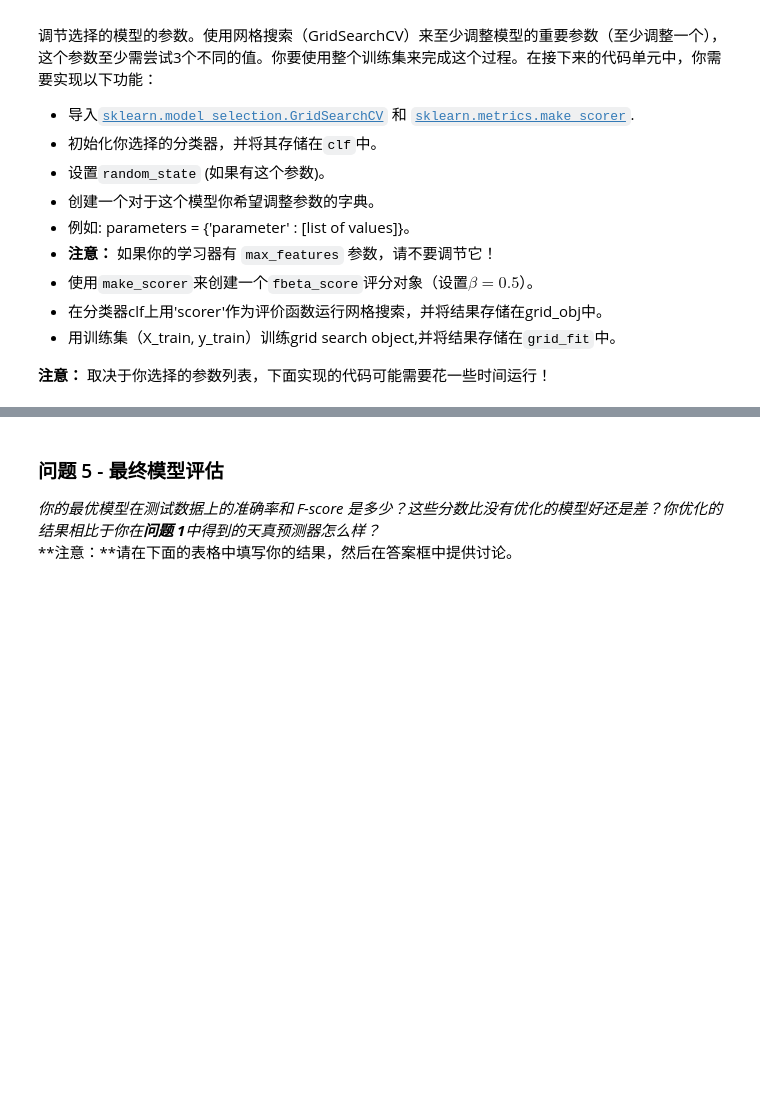
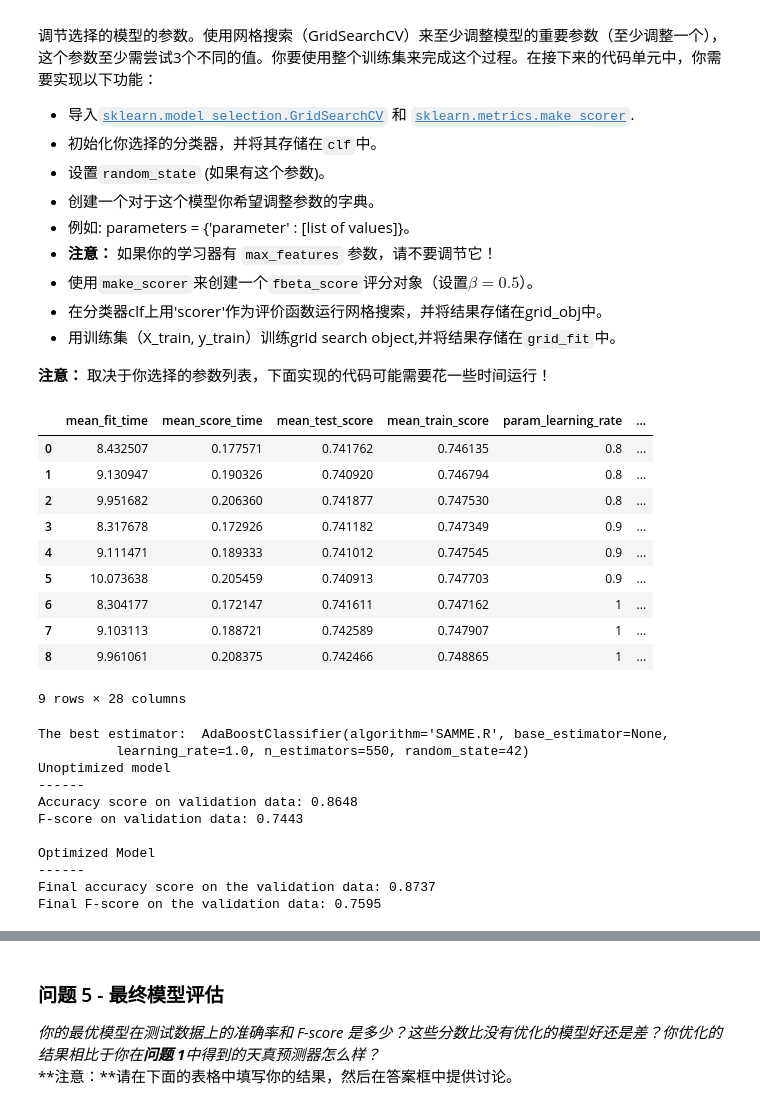
Before and after one commit to jeff-ruby/finding_donors, a Jupyter notebook: finding_donors.ipynb, the cells around one changed output, grey strips where cells are left out. Drawn from its saved outputs; the diff is of its cells as text; code cells hidden in the pictures; blank space fills up the shorter version.

```diff
--- a/finding_donors.ipynb
+++ b/finding_donors.ipynb
@@ -532,31 +546,64 @@ KNeighborsClassifier trained on 28941 samples.
 # %%
 # TODO：导入'GridSearchCV', 'make_scorer'和其他一些需要的库
+from sklearn.model_selection import KFold, GridSearchCV
+from sklearn.metrics import make_scorer
+from sklearn.ensemble import AdaBoostClassifier
+from sklearn.tree import DecisionTreeClassifier
 
 # TODO：初始化分类器
-clf = None
+clf = AdaBoostClassifier(random_state=42)
+
+# create the CV
+cross_validator = KFold(n_splits=4, shuffle=True)
 
 # TODO：创建你希望调节的参数列表
-parameters = None
+parameters = {'n_estimators':[500, 600, 700], 'learning_rate':[0.8, 0.9, 1.0]}
 
 # TODO：创建一个fbeta_score打分对象
-scorer = None
+scorer = make_scorer(F_Score)
 
 # TODO：在分类器上使用网格搜索，使用'scorer'作为评价函数
-grid_obj = None
+grid_obj = GridSearchCV(clf, parameters, scoring=scorer, cv=cross_validator)
 
 # TODO：用训练数据拟合网格搜索对象并找到最佳参数
+grid_obj.fit(X_train, y_train)
+display(pd.DataFrame(grid_obj.cv_results_))
 
 # 得到estimator
 best_clf = grid_obj.best_estimator_
+print 'The best estimator: ', best_clf
 
 # 使用没有调优的模型做预测
 predictions = (clf.fit(X_train, y_train)).predict(X_val)
 best_predictions = best_clf.predict(X_val)
 
 # 汇报调参前和调参后的分数
 print "Unoptimized model\n------"
 print "Accuracy score on validation data: {:.4f}".format(accuracy_score(y_val, predictions))
 print "F-score on validation data: {:.4f}".format(fbeta_score(y_val, predictions, beta = 0.5))
 print "\nOptimized Model\n------"
 print "Final accuracy score on the validation data: {:.4f}".format(accuracy_score(y_val, best_predictions))
 print "Final F-score on the validation data: {:.4f}".format(fbeta_score(y_val, best_predictions, beta = 0.5))
+# %% [output]
+|  | mean_fit_time | mean_score_time | mean_test_score | mean_train_score | param_learning_rate | ... |
+| 0 | 8.432507 | 0.177571 | 0.741762 | 0.746135 | 0.8 | ... |
+| 1 | 9.130947 | 0.190326 | 0.740920 | 0.746794 | 0.8 | ... |
+| 2 | 9.951682 | 0.206360 | 0.741877 | 0.747530 | 0.8 | ... |
+| 3 | 8.317678 | 0.172926 | 0.741182 | 0.747349 | 0.9 | ... |
+| 4 | 9.111471 | 0.189333 | 0.741012 | 0.747545 | 0.9 | ... |
+| 5 | 10.073638 | 0.205459 | 0.740913 | 0.747703 | 0.9 | ... |
+| 6 | 8.304177 | 0.172147 | 0.741611 | 0.747162 | 1 | ... |
+| 7 | 9.103113 | 0.188721 | 0.742589 | 0.747907 | 1 | ... |
+| 8 | 9.961061 | 0.208375 | 0.742466 | 0.748865 | 1 | ... |
+9 rows × 28 columns
+The best estimator:  AdaBoostClassifier(algorithm='SAMME.R', base_estimator=None,
+          learning_rate=1.0, n_estimators=550, random_state=42)
+Unoptimized model
+------
+Accuracy score on validation data: 0.8648
+F-score on validation data: 0.7443
+
+Optimized Model
+------
+Final accuracy score on the validation data: 0.8737
+Final F-score on the validation data: 0.7595
```
Also changed, not shown: parts of 15 cells of this notebook.
